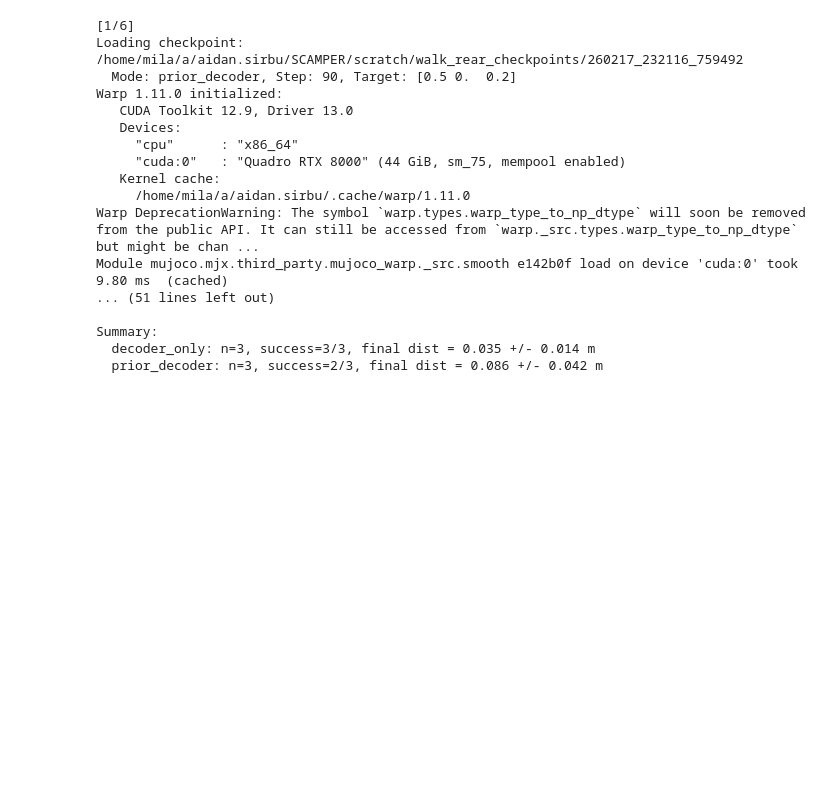
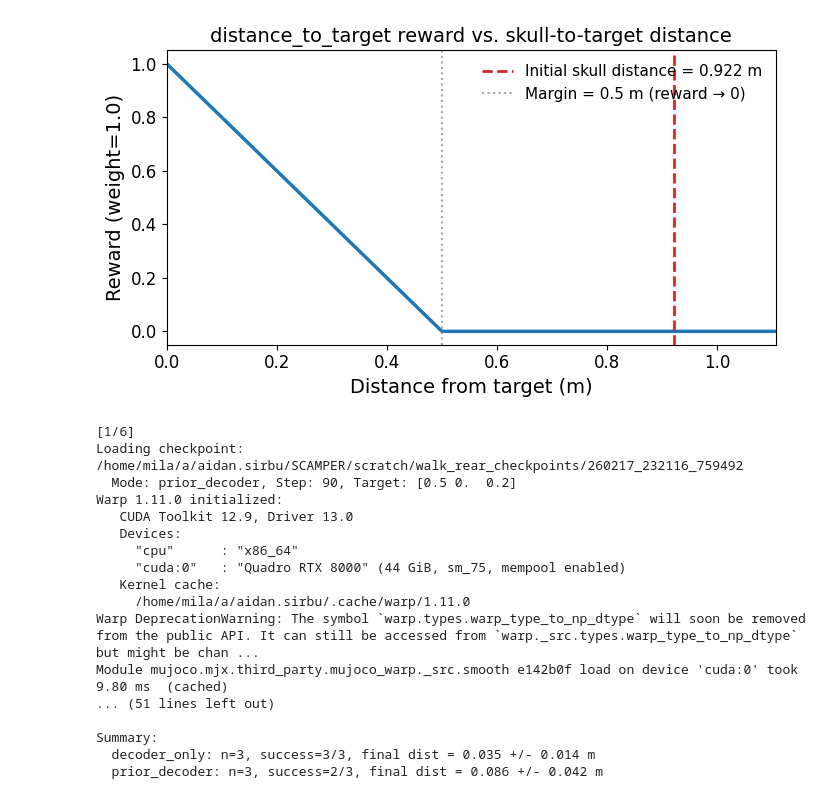
Before and after one commit to asirbu77/SCAMPER, a Jupyter notebook: notebooks/analysis/walk_rear_multi_model.ipynb, the cells around one changed output. Cells and saved outputs as stored; diff of their text form; code cells hidden in the pictures; blank space fills up the shorter version.

```diff
--- a/notebooks/analysis/walk_rear_multi_model.ipynb
+++ b/notebooks/analysis/walk_rear_multi_model.ipynb
@@ -43,13 +43,78 @@ CKPT_BASE = "/home/mila/a/aidan.sirbu/SCAMPER/scratch/walk_rear_checkpoints"
 CHECKPOINT_PATHS = [
     # Add your walk_rear checkpoint paths here
     # f"{CKPT_BASE}/YYMMDD_HHMMSS_ffffff",
-    f"{CKPT_BASE}/260217_232116_759492",
-    f"{CKPT_BASE}/260217_232116_058767",
-    f"{CKPT_BASE}/260217_231513_200893",
-    f"{CKPT_BASE}/260217_222123_239916",
-    f"{CKPT_BASE}/260217_222112_031771",
-    f"{CKPT_BASE}/260217_222111_084405",
+    f"{CKPT_BASE}/260306_145912_196480",
 ]
 
 EPISODE_LENGTH = 500  # Rollout steps (matches walk_rear config)
 SEED = 0  # Single rollout seed per model
+# %%
+# Plot the distance_to_target reward as a function of distance from the target,
+# and mark the rodent's initial skull-to-target distance.
+# Uses parameters from the first checkpoint (all share the same env config).
+
+import numpy as np
+import matplotlib.pyplot as plt
+from mujoco import mjx
+from vnl_playground.tasks.rodent import walk_rear as walk_rear_env
+
+from scamper.agent.task_transfer.walk_rear.checkpoint_utils import (
+    load_task_transfer_metadata,
+)
+
+# Load config from first checkpoint
+ckpt_info = load_task_transfer_metadata(CHECKPOINT_PATHS[0])
+config = ckpt_info["config"]
+
+target = np.array([config["env"]["target_x"], config["env"]["target_y"], config["env"]["target_z"]])
+margin = config["env"]["distance_margin"]
+reward_weight = config["env"]["reward_weights"]["distance_to_target"]
+
+# Compute initial skull-to-target distance by resetting the environment
+env_cfg = walk_rear_env.default_config()
+env_cfg.target_x, env_cfg.target_y, env_cfg.target_z = float(target[0]), float(target[1]), float(target[2])
+env_cfg.distance_margin = margin
+env_cfg.mujoco_impl = "jax"
+env_cfg.ctrl_dt = config["checkpoint_config"]["env_config"]["ctrl_dt"]
+
+env = walk_rear_env.WalkRear(config=env_cfg)
+data = mjx.make_data(env.mj_model, impl="jax", naconmax=env_cfg.naconmax, njmax=env_cfg.njmax)
+data = mjx.forward(env.mjx_model, data)
+skull_body_id = env._mj_model.body("skull-rodent").id
+skull_pos = np.array(data.xpos[skull_body_id])
+init_distance = np.linalg.norm(skull_pos - target)
+
+print(f"Target: {target}, Margin: {margin}")
+print(f"Initial skull pos: {skull_pos}")
+print(f"Initial skull-to-target distance: {init_distance:.4f} m")
+
+# Reproduce the linear tolerance reward as a function of distance
+# tolerance(d, bounds=(0,0), margin=margin, sigmoid="linear", value_at_margin=0.0)
+#   scale = 1 - 0.0 = 1.0
+#   scaled_x = (d / margin) * 1.0
+#   reward = max(0, 1 - scaled_x)  (for d > 0)
+distances = np.linspace(0, max(margin * 1.5, init_distance * 1.2), 500)
+scaled_x = distances / margin
+reward_values = np.where(scaled_x < 1, 1 - scaled_x, 0.0) * reward_weight
+
+fig, ax = plt.subplots(figsize=(7, 4))
+ax.plot(distances, reward_values, linewidth=2.5, color="tab:blue")
+ax.axvline(init_distance, color="tab:red", linestyle="--", linewidth=2,
+           label=f"Initial skull distance = {init_distance:.3f} m")
+ax.axvline(margin, color="gray", linestyle=":", linewidth=1.5, alpha=0.7,
+           label=f"Margin = {margin} m (reward → 0)")
+
+ax.set_xlabel("Distance from target (m)", fontsize=14)
+ax.set_ylabel(f"Reward (weight={reward_weight})", fontsize=14)
+ax.set_title("distance_to_target reward vs. skull-to-target distance", fontsize=14)
+ax.legend(fontsize=11, frameon=False)
+ax.set_xlim(0, distances[-1])
+ax.set_ylim(bottom=-0.05 * reward_weight)
+ax.tick_params(labelsize=12)
+
+plt.tight_layout()
+plt.show()
+
+# Clean up
+del env, data
+# %% [output]
@@ -56,3 +124,4 @@ SEED = 0  # Single rollout seed per model
+[figure, added]
 # %%
 def load_model(checkpoint_path, checkpoint_step=None):
     """Load a trained walk_rear model and return everything needed for rollouts.
```
Also changed, not shown: parts of 1 cell of this notebook, 2 other files.
